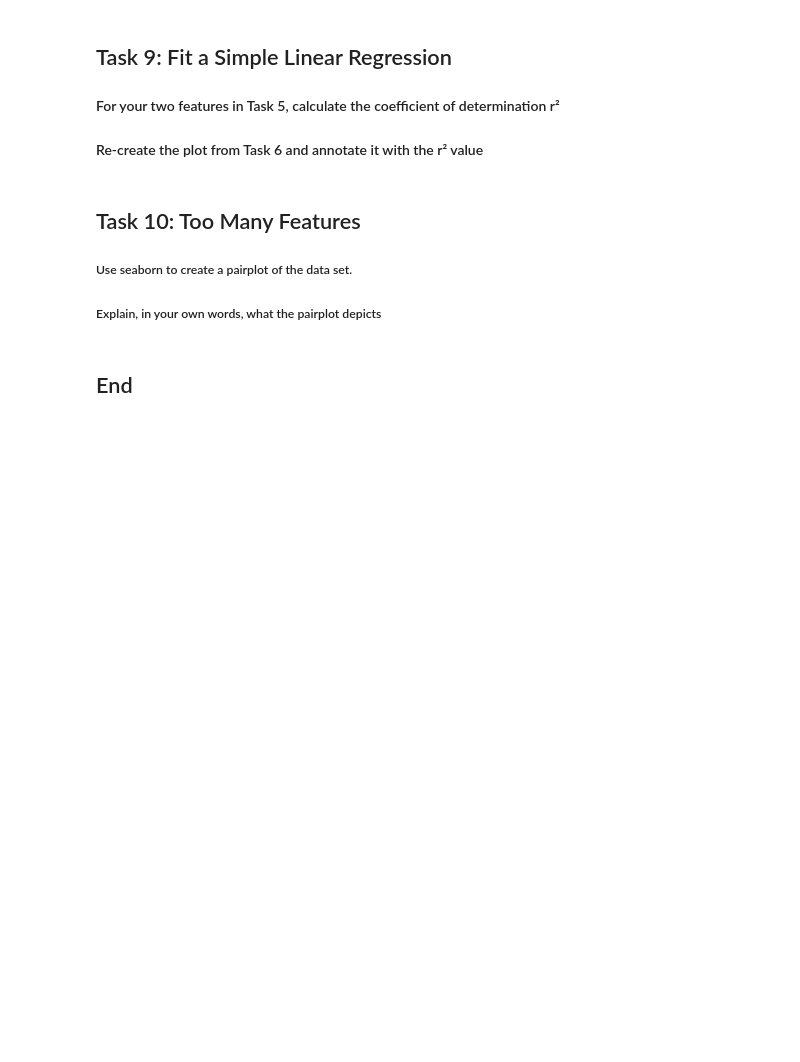
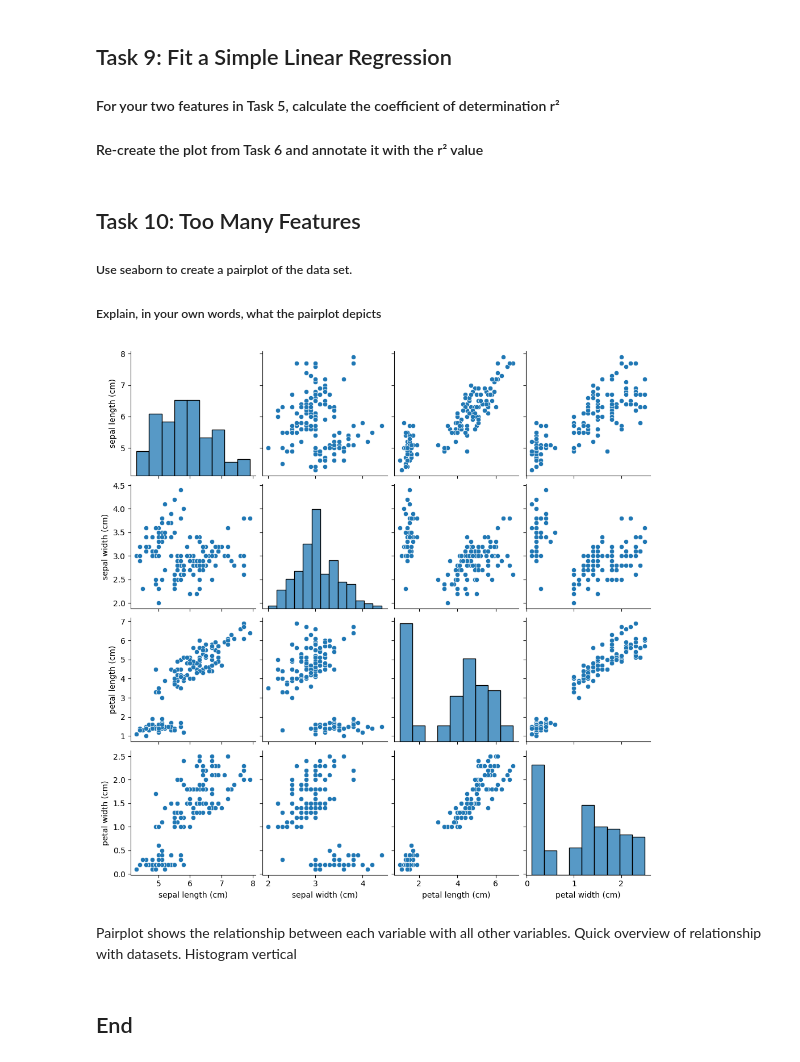
Before and after one commit to Mr-Scarf/principles_of_data_analytics, a Jupyter notebook: tasks.ipynb, the cells around one changed output. Saved outputs shown, nothing was run; the diff lists cells and outputs as text; code cells hidden in the pictures; blank space fills up the shorter version.

```diff
--- a/tasks.ipynb
+++ b/tasks.ipynb
@@ -429,6 +462,17 @@ petal width (cm)           1.000000
 
 ##### Use seaborn to create a pairplot of the data set.
 ##### Explain, in your own words, what the pairplot depicts
+# %%
+#Create pairplot
+
+sns.pairplot(df_subset)    # Reference - https://campus.datacamp.com/courses/exploratory-data-analysis-in-python/relationships-in-data?ex=5 , https://campus.datacamp.com/courses/understanding-data-visualization/the-color-and-the-shape?ex=8
+plt.show()
+# %% [output]
+[figure, added]
+# %% [markdown]
+Pairplot shows the relationship between each variable with all other variables.
+Quick overview of relationship with datasets.
+Histogram vertical
 # %% [markdown]
 ## End
 # %%
```
Also changed, not shown: parts of 3 cells of this notebook.
